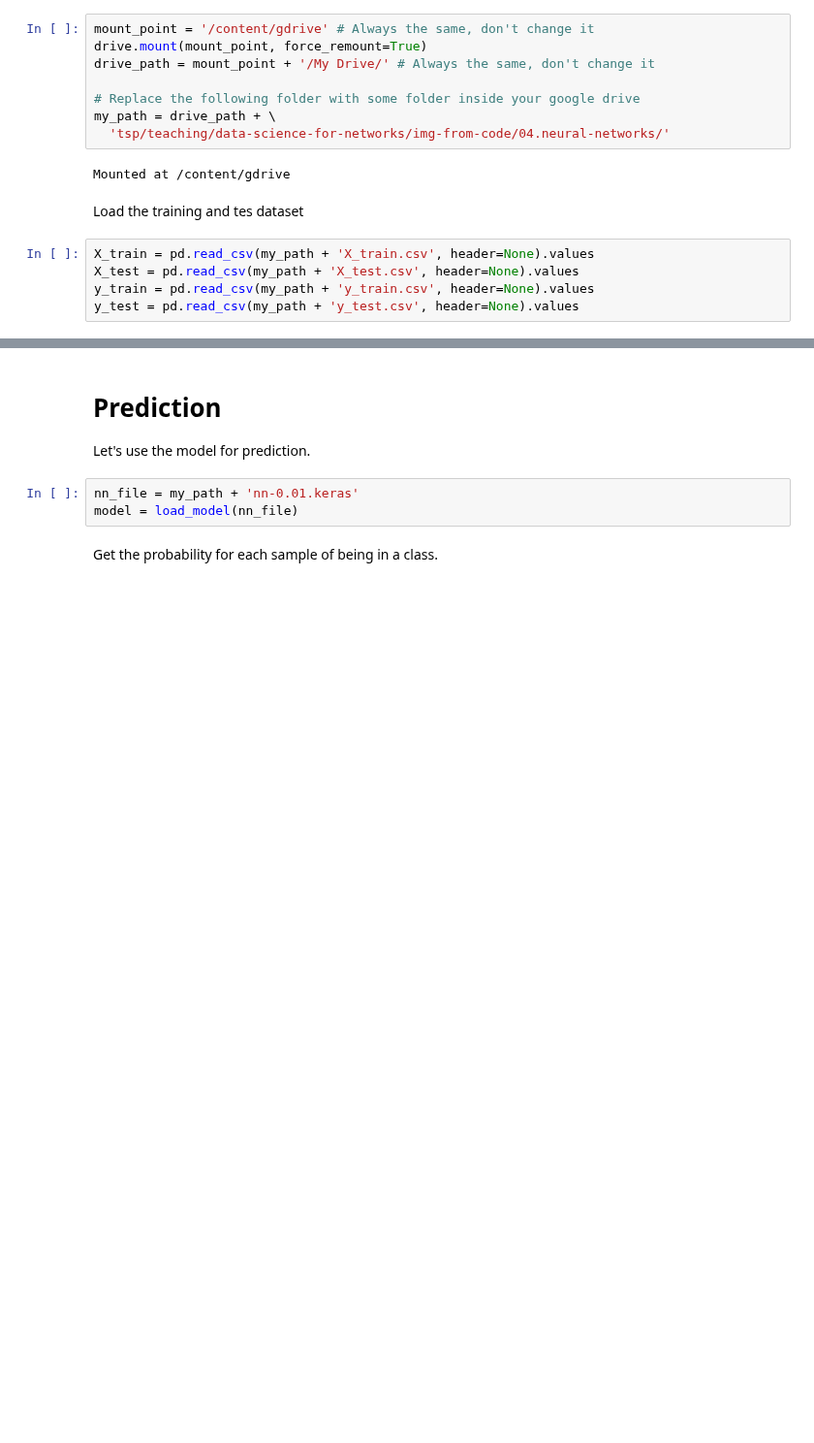
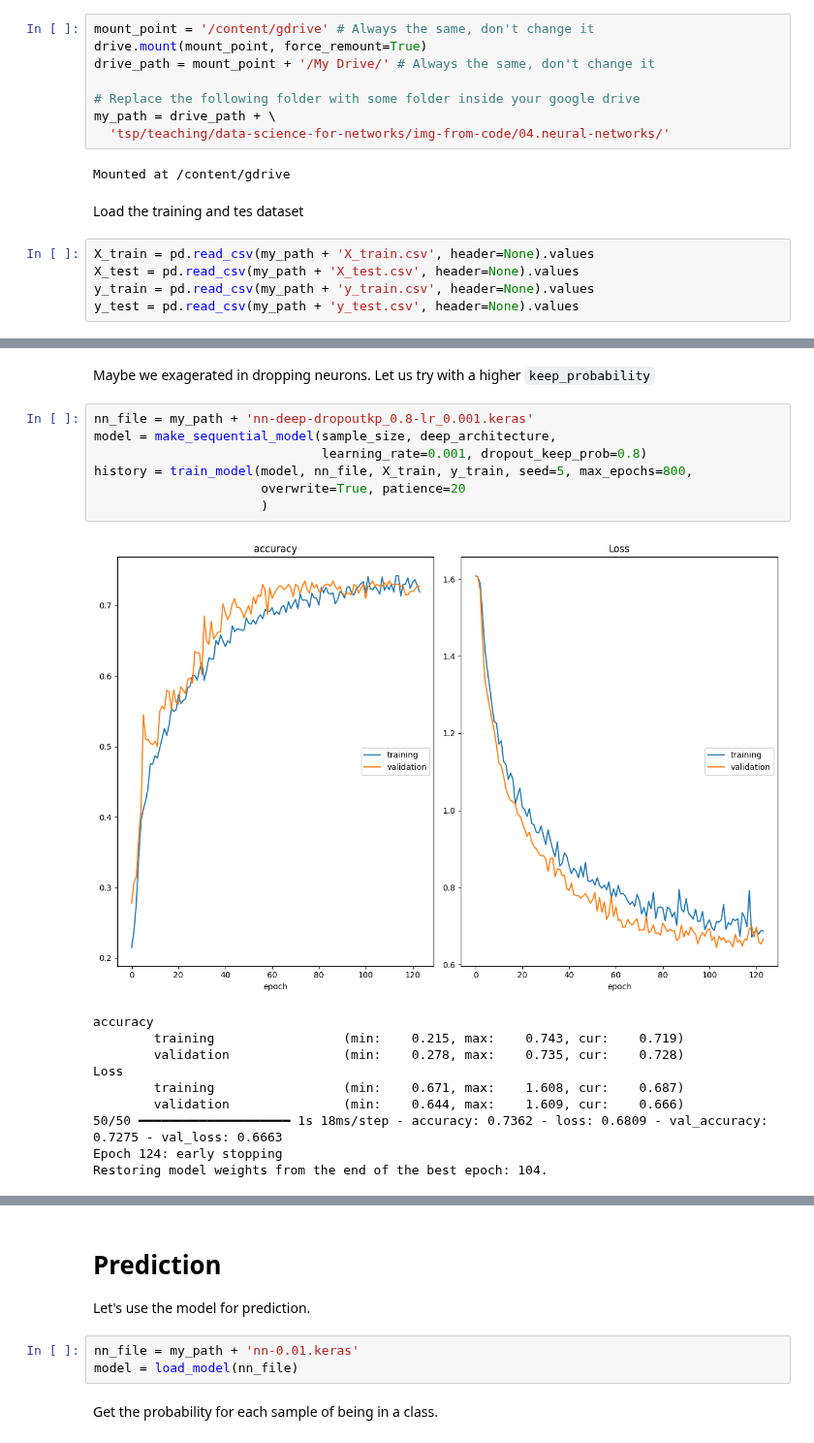
Before and after one commit to andreaaraldo/machine-learning-for-networks, a Jupyter notebook: 04.neural_networks/04bis_regularization_of_nn.ipynb, the cells around one changed output, grey strips where cells are left out. Shown at 97% size. Cells and saved outputs as stored; diff of their text form; blank space fills up the shorter version.

```diff
--- a/04.neural_networks/04bis_regularization_of_nn.ipynb
+++ b/04.neural_networks/04bis_regularization_of_nn.ipynb
@@ -375,0 +167,20 @@ model = make_sequential_model(sample_size, shallow_architecture,
+# %% [markdown]
+Maybe we exagerated in dropping neurons. Let us try with a higher `keep_probability`
+# %%
+nn_file = my_path + 'nn-deep-dropoutkp_0.8-lr_0.001.keras'
+model = make_sequential_model(sample_size, deep_architecture,
+                              learning_rate=0.001, dropout_keep_prob=0.8)
+history = train_model(model, nn_file, X_train, y_train, seed=5, max_epochs=800,
+                      overwrite=True, patience=20
+                      )
+# %% [output]
+[figure, added]
+accuracy
+        training                 (min:    0.215, max:    0.743, cur:    0.719)
+        validation               (min:    0.278, max:    0.735, cur:    0.728)
+Loss
+        training                 (min:    0.671, max:    1.608, cur:    0.687)
+        validation               (min:    0.644, max:    1.609, cur:    0.666)
+50/50 ━━━━━━━━━━━━━━━━━━━━ 1s 18ms/step - accuracy: 0.7362 - loss: 0.6809 - val_accuracy: 0.7275 - val_loss: 0.6663
+Epoch 124: early stopping
+Restoring model weights from the end of the best epoch: 104.
```
Also changed, not shown: parts of 50 cells of this notebook.
